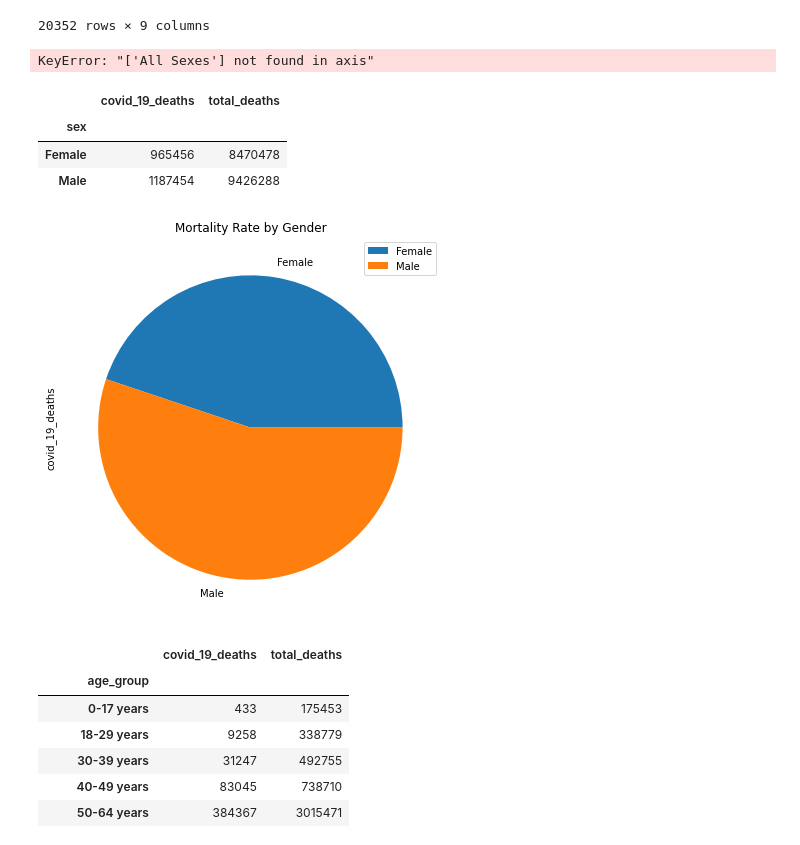
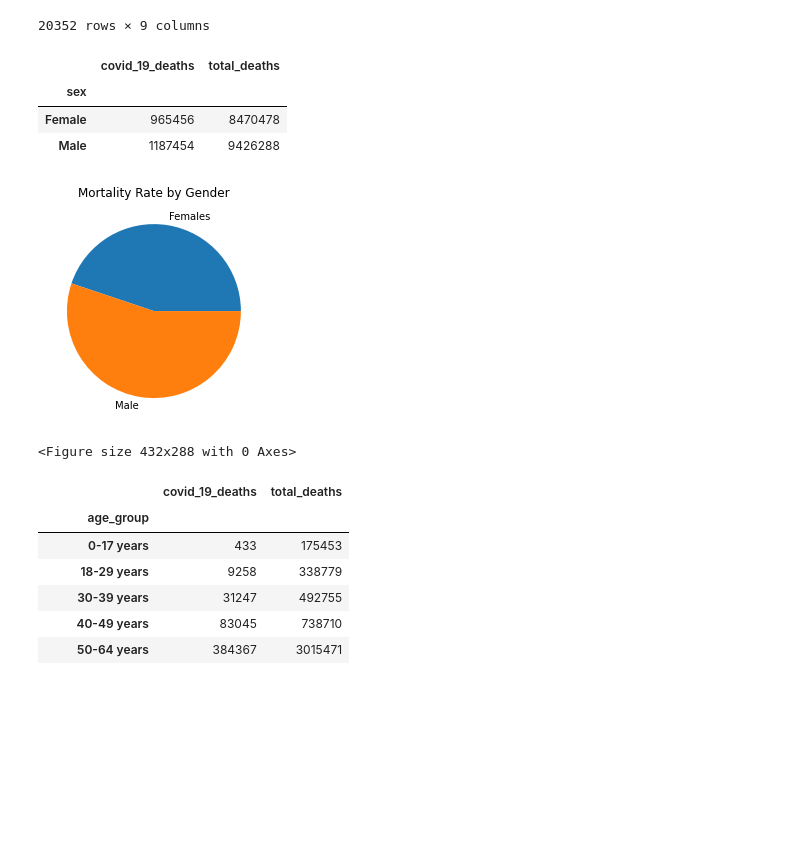
Before and after one commit to AlexanderLorin/Project-1-MKFG, a Jupyter notebook: Binning_Covid_file1.ipynb, the cells around one changed output. Saved outputs shown, nothing was run; the diff lists cells and outputs as text; code cells hidden in the pictures; blank space fills up the shorter version.

```diff
--- a/Binning_Covid_file1.ipynb
+++ b/Binning_Covid_file1.ipynb
@@ -148,26 +141,24 @@ new_df.reset_index()
 gender_df=new_df.groupby(by=["sex"]).sum()
 gender_df = gender_df.drop("year",1)
 gender_df = gender_df.drop("month",1)
-update_df = gender_df.drop('All Sexes')
+#update_df = gender_df.drop('All Sexes')
+gender_df
 # %% [output]
-KeyError: "['All Sexes'] not found in axis"
+|  | covid_19_deaths | total_deaths |
+| sex |  |  |
+| Female | 965456 | 8470478 |
+| Male | 1187454 | 9426288 |
-# %%
-update_df
-# %% [output]
-|  | covid_19_deaths | total_deaths |
-| sex |  |  |
-| Female | 965456 | 8470478 |
-| Male | 1187454 | 9426288 |
 # %%
 labels = "Females", "Male"
-sizes=update_df["covid_19_deaths"]
-#plt.pie(sizes,labels=labels);
-#plt.title("Mortality Rate by Gender");
-#plt.show()
-plot = update_df.plot.pie(y='covid_19_deaths', figsize=(7, 7), title="Mortality Rate by Gender")
-plt.savefig("/Users/karlarobles/Desktop/DataViz/DataViz/Project-1-MKFG/mkfg_figures/Mortalityratebygender.png")
+sizes=gender_df["covid_19_deaths"]
+plt.pie(sizes,labels=labels);
+plt.title("Mortality Rate by Gender");
+plt.show()
+#plot = gender_df.plot.pie(y='covid_19_deaths', figsize=(7, 7), title="Mortality Rate by Gender")
+plt.savefig("./mkfg_figures/Mortalityratebygender.png")
 # %% [output]
-[figure, old version]
+[figure, new version]
+<Figure size 432x288 with 0 Axes>
 # %%
 #Mortality rate by age group - Data for scatter plot
 
```
Also changed, not shown: parts of 18 cells of this notebook, 2 other files.
